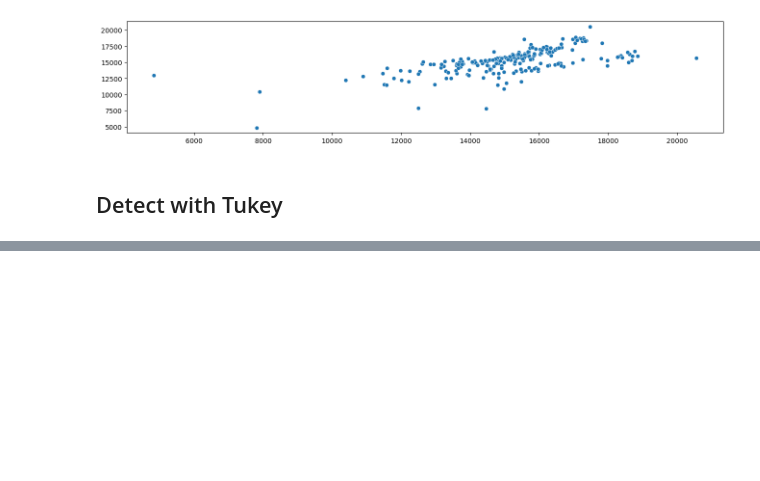
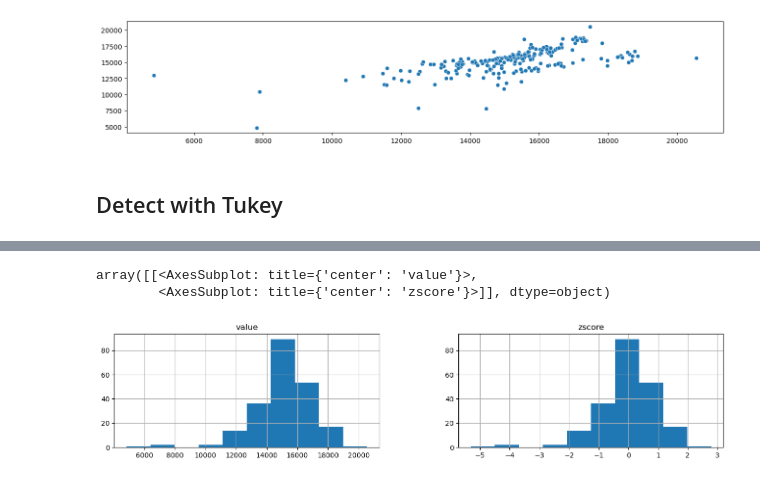
Before and after one commit to alexhandsome2/timeanalysis, a Jupyter notebook: ch8.ipynb, the cells around one changed output, grey strips where cells are left out. Cells and saved outputs as stored; diff of their text form; code cells hidden in the pictures; blank space fills up the shorter version.

```diff
--- a/ch8.ipynb
+++ b/ch8.ipynb
@@ -31,0 +41,7 @@ def plot_outliers(outliers, data, method='KNN',
+# %%
+def zscore(df, degree =3):
+    data = df.copy()
+    data['zscore']=(data-data.mean())/data.std()
+    outliers =data[(data['zscore']<= -degree)|(data['zscore']>=degree)]
+
+    return outliers['value'], data
@@ -176,0 +242,9 @@ sns.scatterplot(x=x, y=y)
+# %%
+threshold =2.5
+outliers, transformed =zscore(tx, threshold)
+# %%
+transformed.hist()
+# %% [output]
+array([[<AxesSubplot: title={'center': 'value'}>,
+        <AxesSubplot: title={'center': 'zscore'}>]], dtype=object)
+[figure, added]
```
Also changed, not shown: parts of 14 cells of this notebook.
